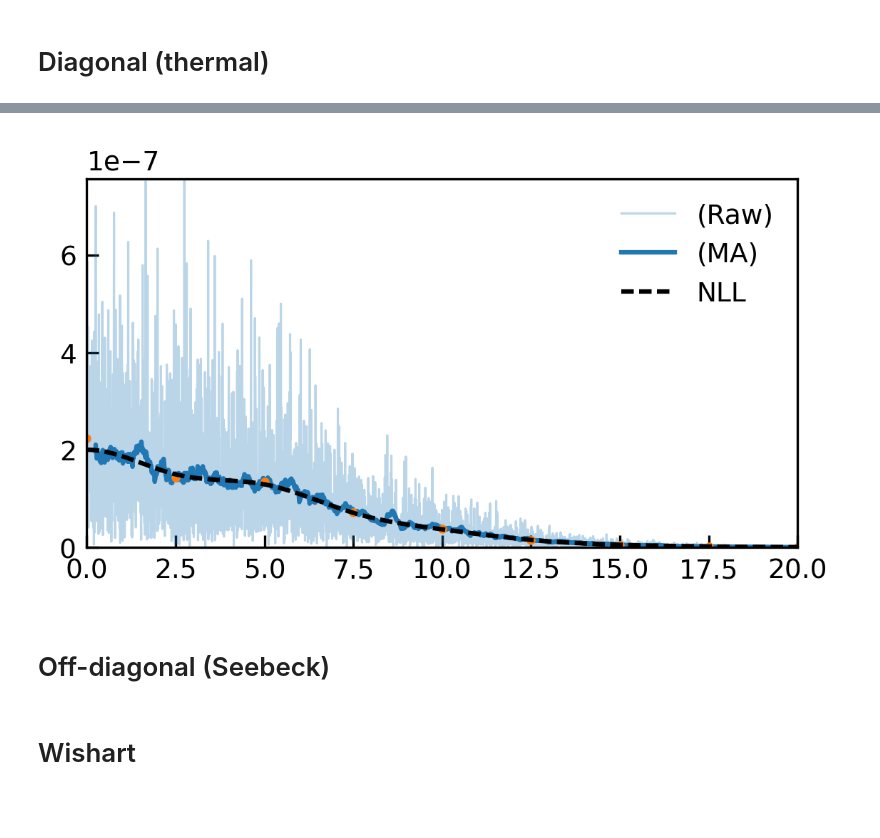
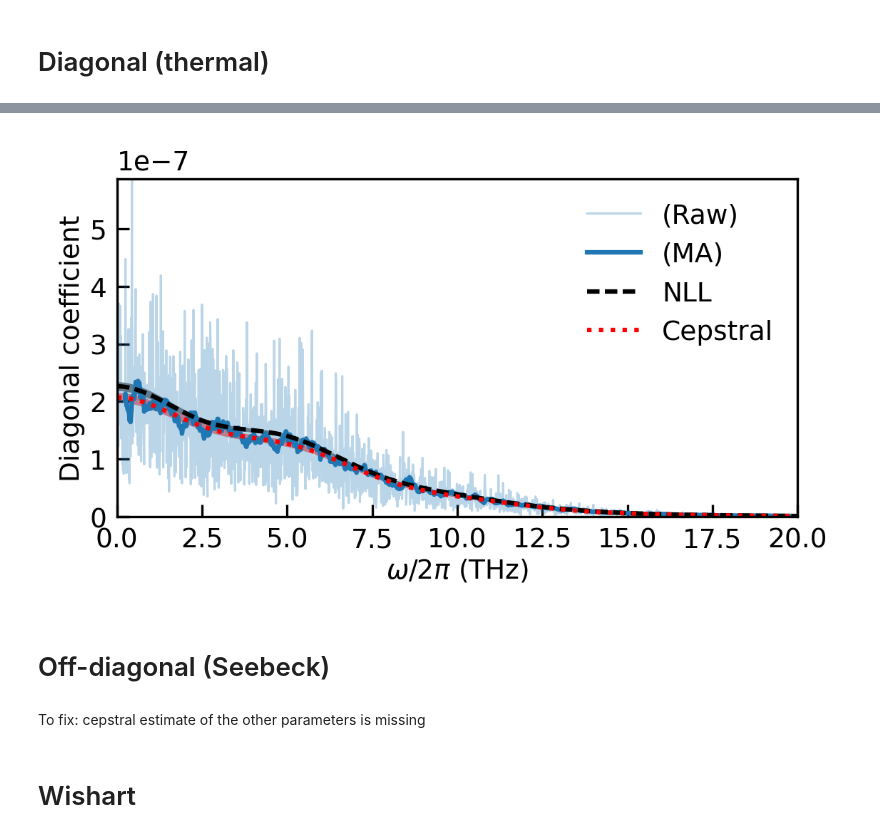
Before and after one commit to ppegolo/sportran, a Jupyter notebook: examples/07_example_negative_log_likelihood.ipynb, the cells around one changed output, grey strips where cells are left out. Drawn from its saved outputs; the diff is of its cells as text; code cells hidden in the pictures; blank space fills up the shorter version.

Commit message:
Fix diagonal estimate

```diff
--- a/examples/07_example_negative_log_likelihood.ipynb
+++ b/examples/07_example_negative_log_likelihood.ipynb
@@ -40,9 +62,15 @@ def model_wishart(x, y, N):
 # %%
 dc=np.load('data/bayesian/CsF/dc_minimal.npy', allow_pickle = True).item()
+# %%
+def split_bl(array):
+    s = array.shape[0]//2
+    return np.hstack([array[:s], array[s:]])
 # %%
 flux = st.HeatCurrent([
-    dc['qflux'],
-    dc['ele_flux']
+    # dc['qflux'],
+    # dc['ele_flux']
+    split_bl(dc['qflux']),
+    split_bl(dc['ele_flux'])
     ],
     DT_FS=1,
     TEMPERATURE=dc['Temeprature'],
@@ -112,9 +149,13 @@ flux_resample.maxlike.optimizer_res
 # %%
-omega = flux_resample.maxlike.omega
-data_chisquare = flux_resample.maxlike.data
-estimate = flux_resample.NLL_spline(omega)
-estimate_p = flux_resample.NLL_spline_upper(omega)
-estimate_m = flux_resample.NLL_spline_lower(omega)
+# omega = flux_resample.maxlike.omega
+# estimate = flux_resample.NLL_spline(omega)
+# estimate_p = flux_resample.NLL_spline_upper(omega)
+# estimate_m = flux_resample.NLL_spline_lower(omega)
+
+data_chisquare = flux_resample.psd
+estimate = flux_resample.NLL_mean
+estimate_p = flux_resample.NLL_upper
+estimate_m = flux_resample.NLL_lower
 
 ip = 0
 addaxes = []
@@ -128,46 +169,56 @@ pl, = ax.plot(flux_resample.freqs_THz,
                 data_chisquare*flux_resample.KAPPA_SCALE/2,
                 alpha = 0.3,
                 label = f'(Raw)',
         )
 
 ax.plot(flux_resample.freqs_THz,
-        pd.Series(data_chisquare).rolling(window=50).mean()*flux_resample.KAPPA_SCALE/2,
+        pd.Series(data_chisquare).rolling(window=25).mean()*flux_resample.KAPPA_SCALE/2,
         alpha = 1,
         label = f'(MA)',
         lw = 1.5,
         color = pl.get_color()
         )
 
-x = flux_resample.freqs_THz[flux_resample.maxlike.omega_fixed]
-y = flux_resample.maxlike._guess_data*flux_resample.KAPPA_SCALE/2
-ax.plot(x, y, 'o')
-
 ymin, ymax = ax.get_ylim()
 
 x, y = flux_resample.freqs_THz, estimate*flux_resample.KAPPA_SCALE/2
 ym, yp = estimate_m*flux_resample.KAPPA_SCALE/2, estimate_p*flux_resample.KAPPA_SCALE/2
-
 ax.plot(x,
         y,
         color = 'k',
         lw = 1.5,
         label = 'NLL',
         ls = '--')
+ax.fill_between(x,
+                ym,
+                yp,
+                color = 'k',
+                alpha = 0.5)
 
-# ax.fill_between(x,
-#                 ym,
-#                 yp,
-#                 color = 'k',
-#                 alpha = 0.5)
+x, y = flux_resample.freqs_THz, flux_resample.cepf.psd*flux_resample.KAPPA_SCALE/2
+y_std = flux_resample.kappa_std/flux_resample.kappa * y
+ax.plot(x,
+        y,
+        color = 'r',
+        lw = 1.5,
+        label = 'Cepstral',
+        ls = ':')
+ax.fill_between(x,
+                y-y_std,
+                y+y_std,
+                color = 'r',
+                alpha = 0.5)
 
-# # ax.set_xlim(0,10)
 ax.set_ylim(0,ymax)
-# ax.set_xlabel('$\omega/2\pi$ (THz)')
+ax.set_xlabel('$\omega/2\pi$ (THz)')
+ax.set_ylabel('Diagonal coefficient')
 
 ax.legend()
 
 fig.tight_layout()
 # %% [output]
-[figure, old version]
+[figure, new version]
 # %% [markdown]
 # Off-diagonal (Seebeck)
+# %% [markdown]
+To fix: cepstral estimate of the other parameters is missing
```
Also changed, not shown: parts of 11 cells of this notebook, 2 other files.
